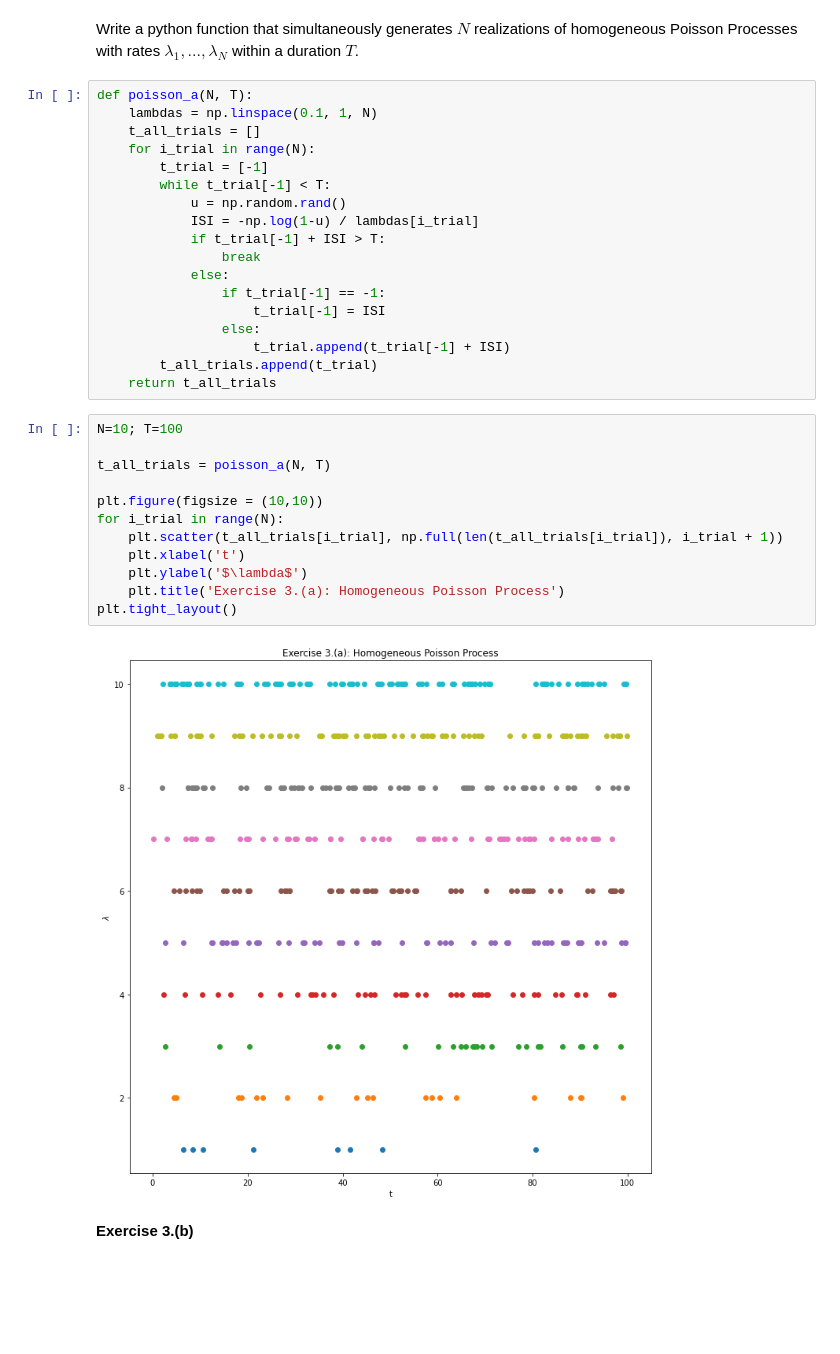
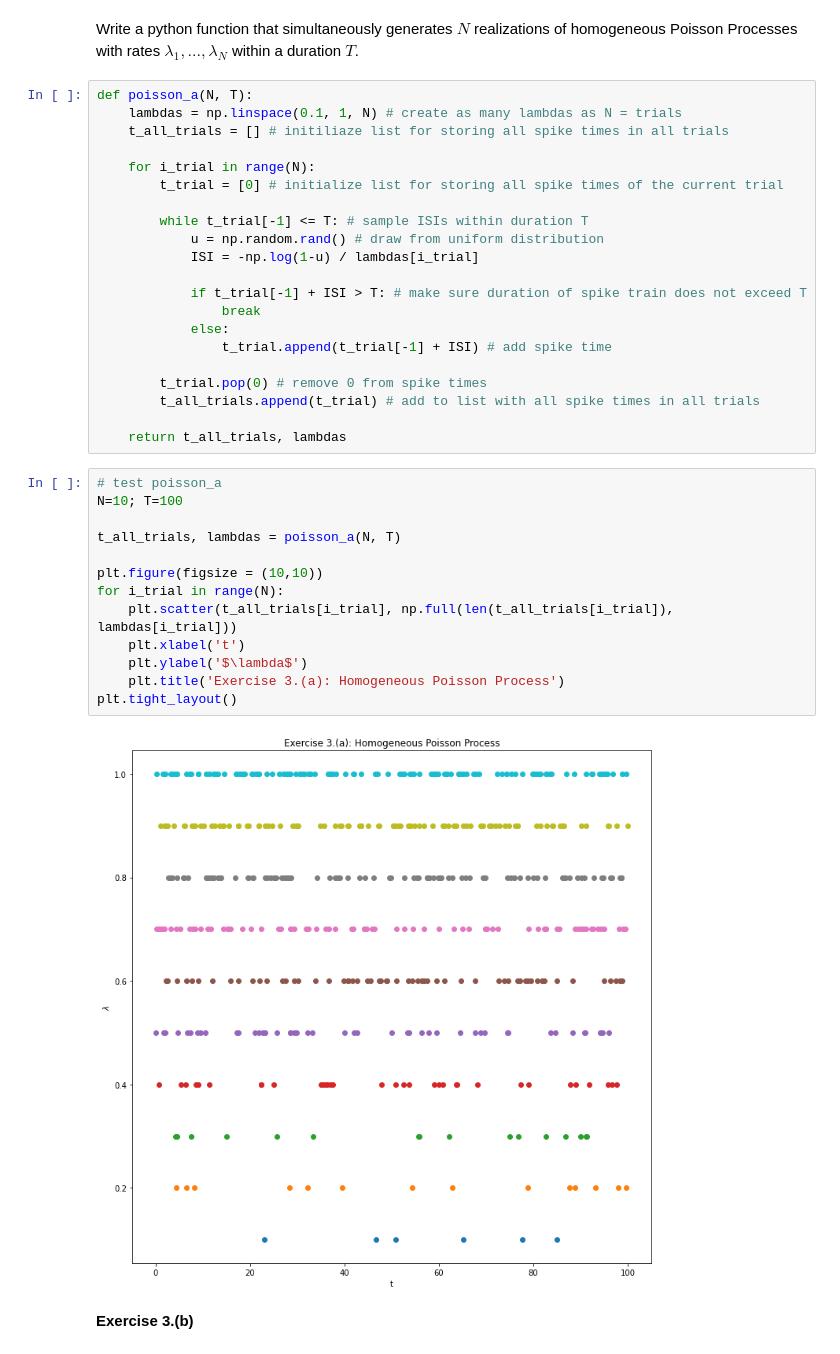
Before and after one commit to katjakleespies/tnc-exercises, a Jupyter notebook: 1_exercises_katja.ipynb, the cells around one changed output. Saved outputs shown, nothing was run; the diff lists cells and outputs as text; blank space fills up the shorter version.

```diff
--- a/1_exercises_katja.ipynb
+++ b/1_exercises_katja.ipynb
@@ -11,36 +11,40 @@ Write a python function that simultaneously generates $N$ realizations of homoge
 Processes with rates $λ_1, ..., λ_N$ within a duration $T$.
 # %%
 def poisson_a(N, T):
-    lambdas = np.linspace(0.1, 1, N)
-    t_all_trials = []
+    lambdas = np.linspace(0.1, 1, N) # create as many lambdas as N = trials
+    t_all_trials = [] # initiliaze list for storing all spike times in all trials
+
     for i_trial in range(N):
-        t_trial = [-1]
-        while t_trial[-1] < T:
-            u = np.random.rand()
+        t_trial = [0] # initialize list for storing all spike times of the current trial
+
+        while t_trial[-1] <= T: # sample ISIs within duration T
+            u = np.random.rand() # draw from uniform distribution
             ISI = -np.log(1-u) / lambdas[i_trial]
-            if t_trial[-1] + ISI > T:
+
+            if t_trial[-1] + ISI > T: # make sure duration of spike train does not exceed T
                 break
             else:
-                if t_trial[-1] == -1:
-                    t_trial[-1] = ISI
-                else:
-                    t_trial.append(t_trial[-1] + ISI)
-        t_all_trials.append(t_trial)
-    return t_all_trials
+                t_trial.append(t_trial[-1] + ISI) # add spike time
+
+        t_trial.pop(0) # remove 0 from spike times
+        t_all_trials.append(t_trial) # add to list with all spike times in all trials
+
+    return t_all_trials, lambdas
 # %%
+# test poisson_a
 N=10; T=100
 
-t_all_trials = poisson_a(N, T)
+t_all_trials, lambdas = poisson_a(N, T)
 
 plt.figure(figsize = (10,10))
 for i_trial in range(N):
-    plt.scatter(t_all_trials[i_trial], np.full(len(t_all_trials[i_trial]), i_trial + 1))
+    plt.scatter(t_all_trials[i_trial], np.full(len(t_all_trials[i_trial]), lambdas[i_trial]))
     plt.xlabel('t')
     plt.ylabel('$\lambda$')
     plt.title('Exercise 3.(a): Homogeneous Poisson Process')
 plt.tight_layout()
 # %% [output]
-[figure, old version]
+[figure, new version]
 # %% [markdown]
 __Exercise 3.(b)__
 # %% [markdown]
```
Also changed, not shown: parts of 14 cells of this notebook.
